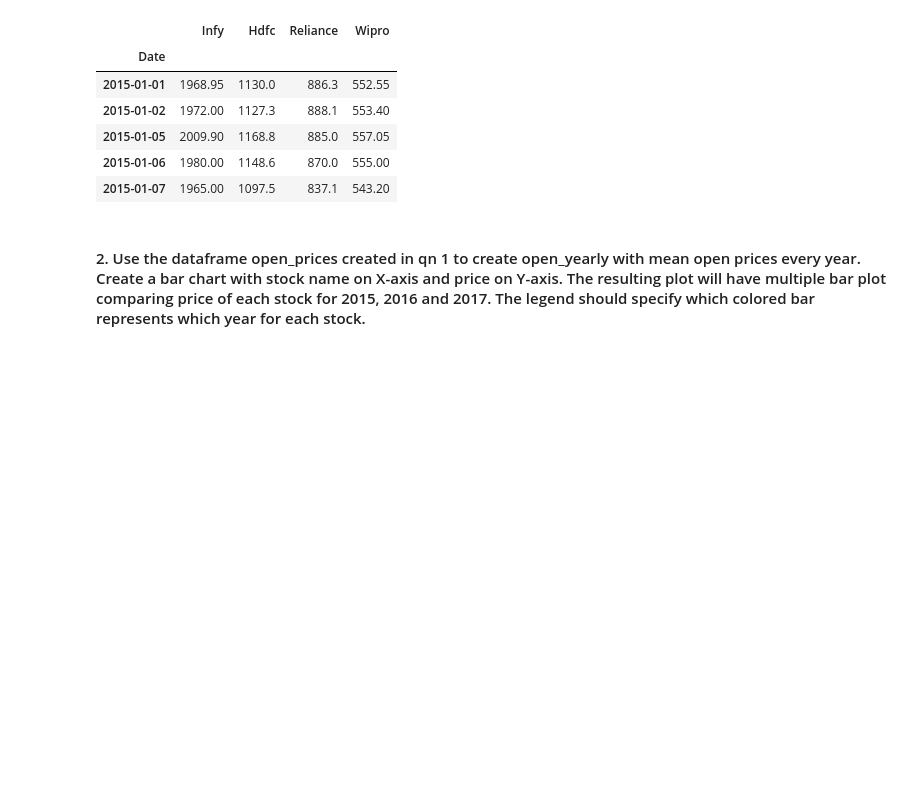
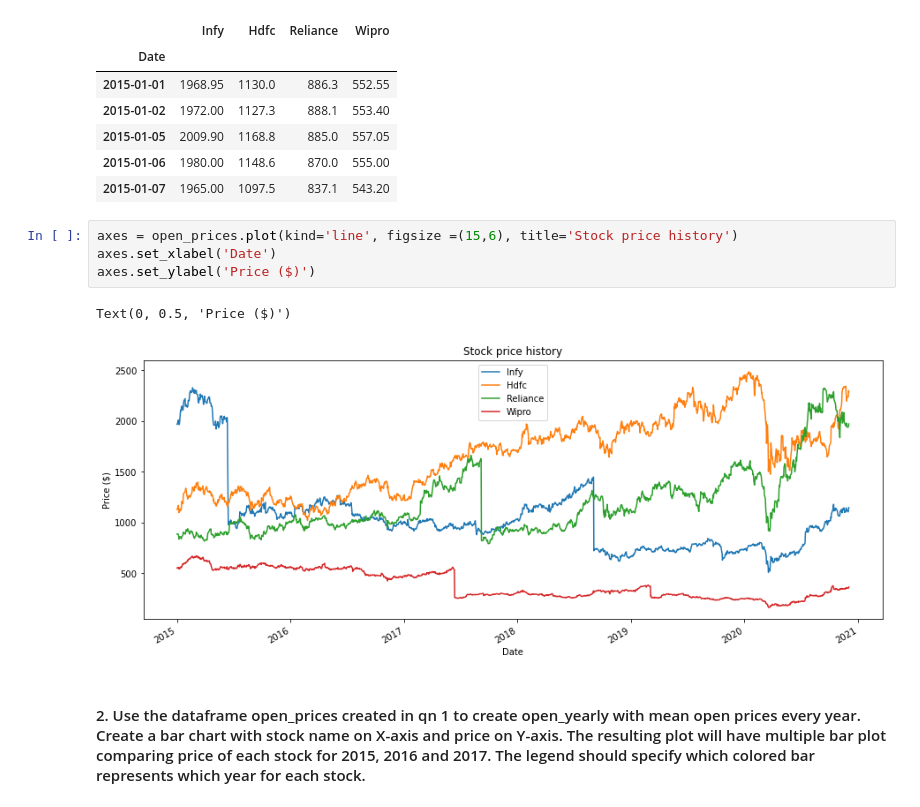
Before and after one commit to claustres/ml-mooc, a Jupyter notebook: Machine Learning/chapter9/DA-Python-week7-Data-Visualization-assignment.ipynb, the cells around one changed output. Saved outputs shown, nothing was run; the diff lists cells and outputs as text; blank space fills up the shorter version.

```diff
--- a/Machine Learning/chapter9/DA-Python-week7-Data-Visualization-assignment.ipynb
+++ b/Machine Learning/chapter9/DA-Python-week7-Data-Visualization-assignment.ipynb
@@ -52,5 +52,12 @@ open_prices.head()
 | 2015-01-05 | 2009.90 | 1168.8 | 885.0 | 557.05 |
 | 2015-01-06 | 1980.00 | 1148.6 | 870.0 | 555.00 |
 | 2015-01-07 | 1965.00 | 1097.5 | 837.1 | 543.20 |
+# %%
+axes = open_prices.plot(kind='line', figsize =(15,6), title='Stock price history')
+axes.set_xlabel('Date')
+axes.set_ylabel('Price ($)')
+# %% [output]
+Text(0, 0.5, 'Price ($)')
+[figure, added]
 # %% [markdown]
 #### 2. Use the dataframe open_prices created in qn 1 to create open_yearly with mean open prices every year. Create a bar chart with stock name on X-axis and price on Y-axis. The resulting plot will have multiple bar plot comparing price of each stock for 2015, 2016 and 2017. The legend should specify which colored bar represents which year for each stock.
```
Also changed, not shown: parts of 6 cells of this notebook.
